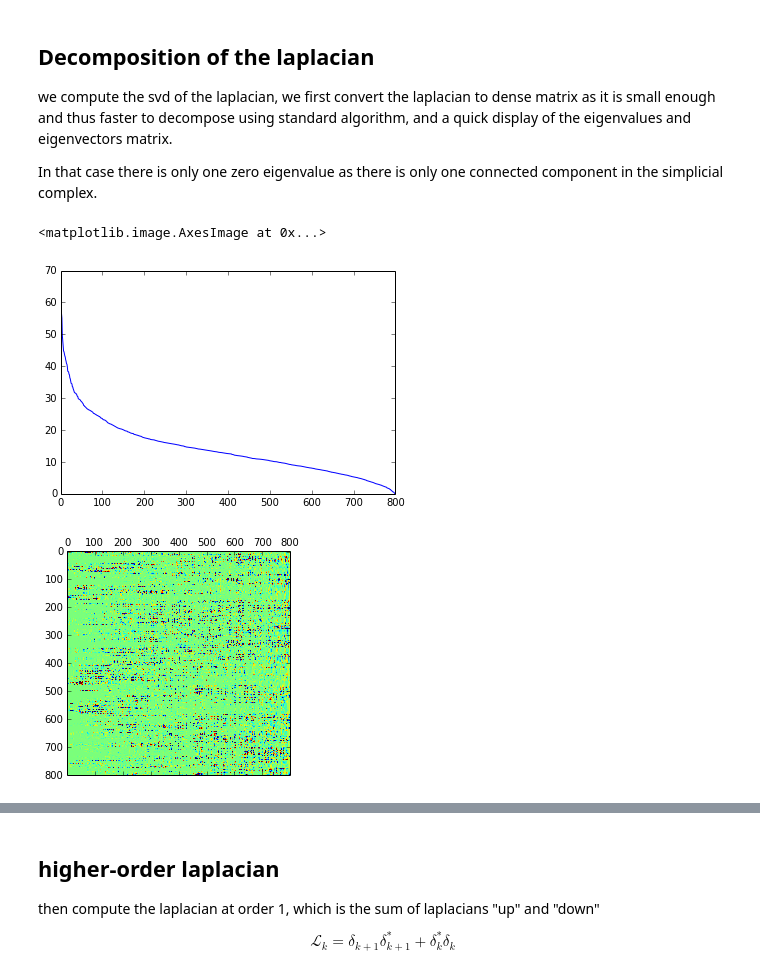
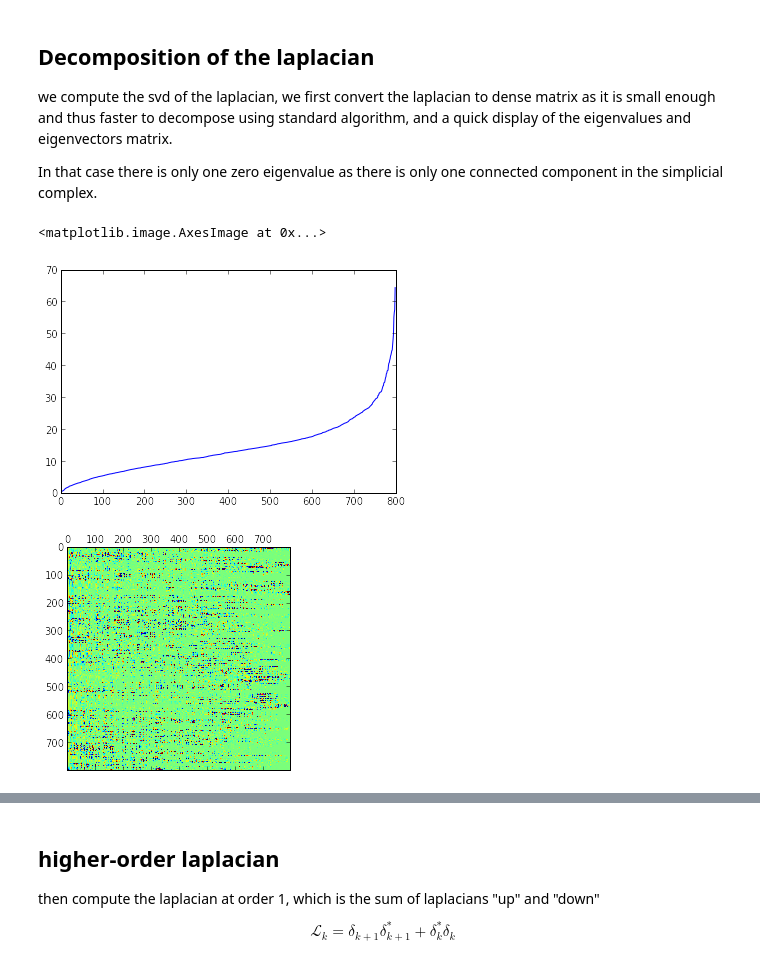
Before and after one commit to bpinsard/notebooks, a Jupyter notebook: brain_topology/brain_topo_doc.ipynb, the cells around one changed output, grey strips where cells are left out. Drawn from its saved outputs; the diff is of its cells as text; code cells hidden in the pictures.

```diff
--- a/brain_topology/brain_topo_doc.ipynb
+++ b/brain_topology/brain_topo_doc.ipynb
@@ -1,7 +1,7 @@
 # %%
 %pylab inline
 import sys
-project_folder = '/data2/brain_topology'
+project_folder = '/media/77f462a2-7290-437d-8209-c1e673ed635a/projects/brain_topology'
 sys.path.insert(0,project_folder+'/code/')
 from dionysus import PairwiseDistances
 from mayavi import mlab
@@ -130,11 +134,11 @@ we compute the svd of the laplacian, we first convert the laplacian to dense mat
 
 In that case there is only one zero eigenvalue as there is only one connected component in the simplicial complex.
 # %%
-el0=np.linalg.svd(np.asarray(l0.todense()))
+el0=np.linalg.eigh(np.asarray(l0.todense()))
 # %%
-plot(el0[1])
-matshow(el0[0],vmin=-.1,vmax=.1)
+plot(el0[0])
+matshow(el0[1],vmin=-.1,vmax=.1)
 # %% [output]
 <matplotlib.image.AxesImage at 0x...>
-[figure, old version]
+[figure, new version]
-[figure, old version]
+[figure, new version]
```
Also changed, not shown: parts of 23 cells of this notebook.
